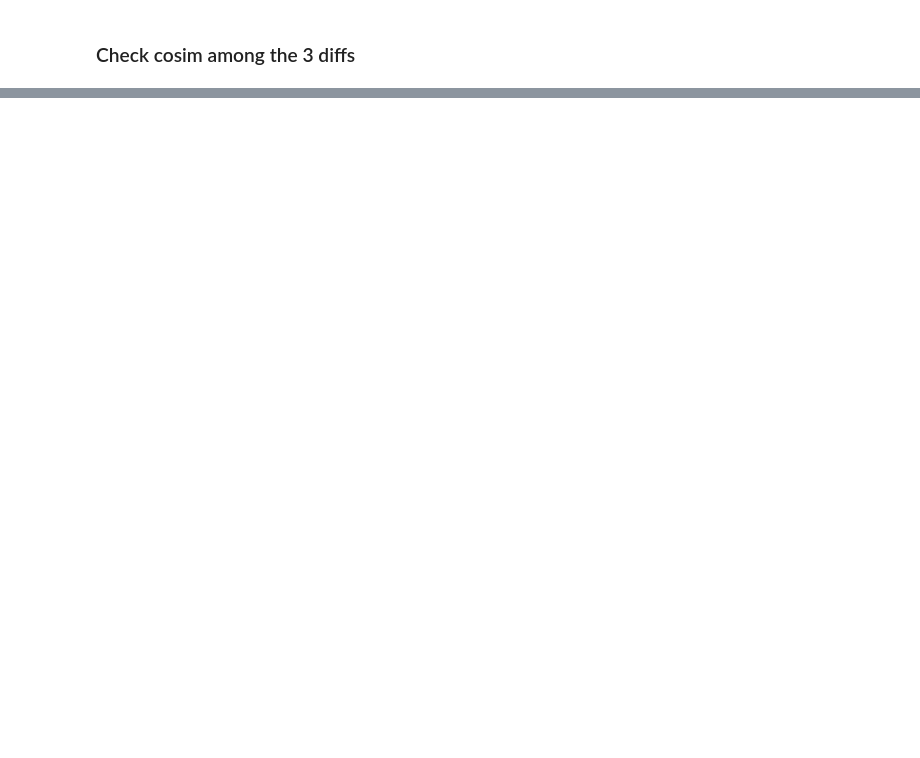
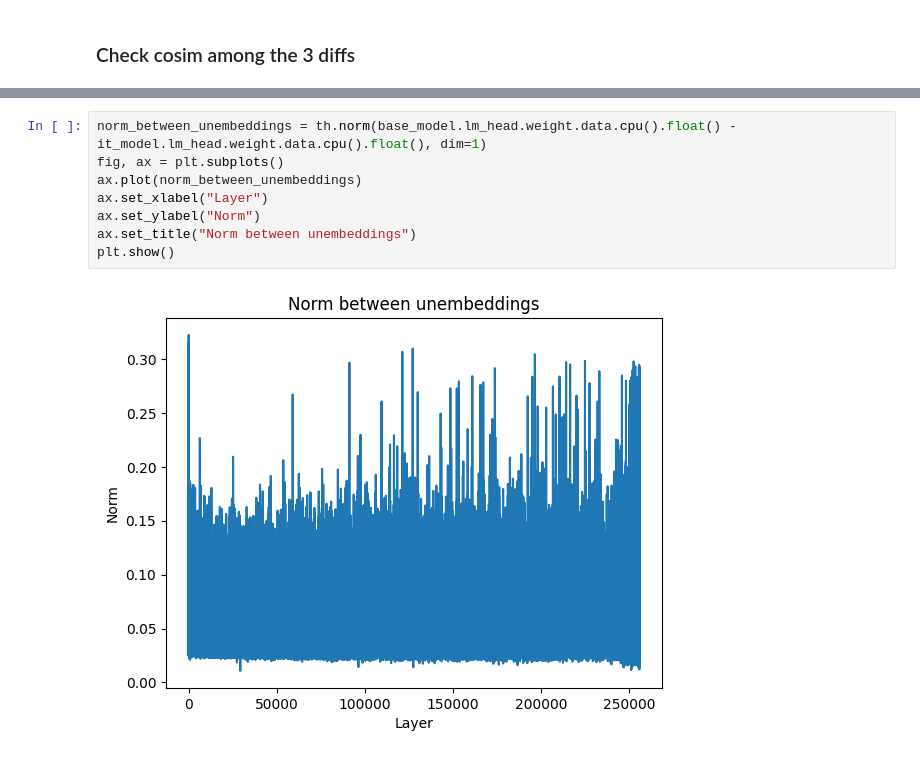
Before and after one commit to science-of-finetuning/sparsity-artifacts-crosscoders, a Jupyter notebook: concept_diff.ipynb, the cells around one changed output, grey strips where cells are left out. Drawn from its saved outputs; the diff is of its cells as text; blank space fills up the shorter version.

```diff
--- a/concept_diff.ipynb
+++ b/concept_diff.ipynb
@@ -54,0 +158,10 @@ plt.show()
+# %%
+norm_between_unembeddings = th.norm(base_model.lm_head.weight.data.cpu().float() - it_model.lm_head.weight.data.cpu().float(), dim=1)
+fig, ax = plt.subplots()
+ax.plot(norm_between_unembeddings)
+ax.set_xlabel("Layer")
+ax.set_ylabel("Norm")
+ax.set_title("Norm between unembeddings")
+plt.show()
+# %% [output]
+[figure, added]
```
Also changed, not shown: parts of 28 cells of this notebook, 1 other file.
